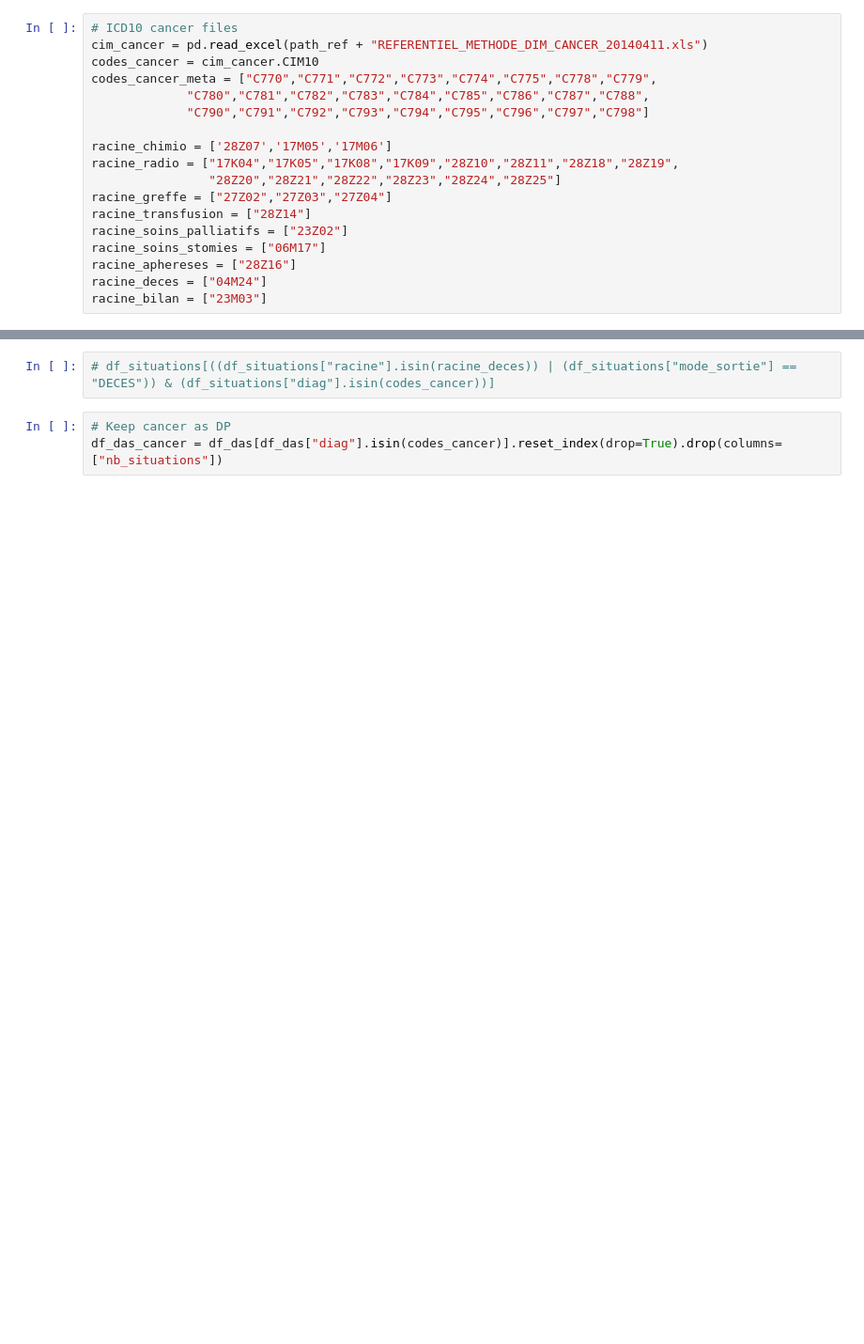
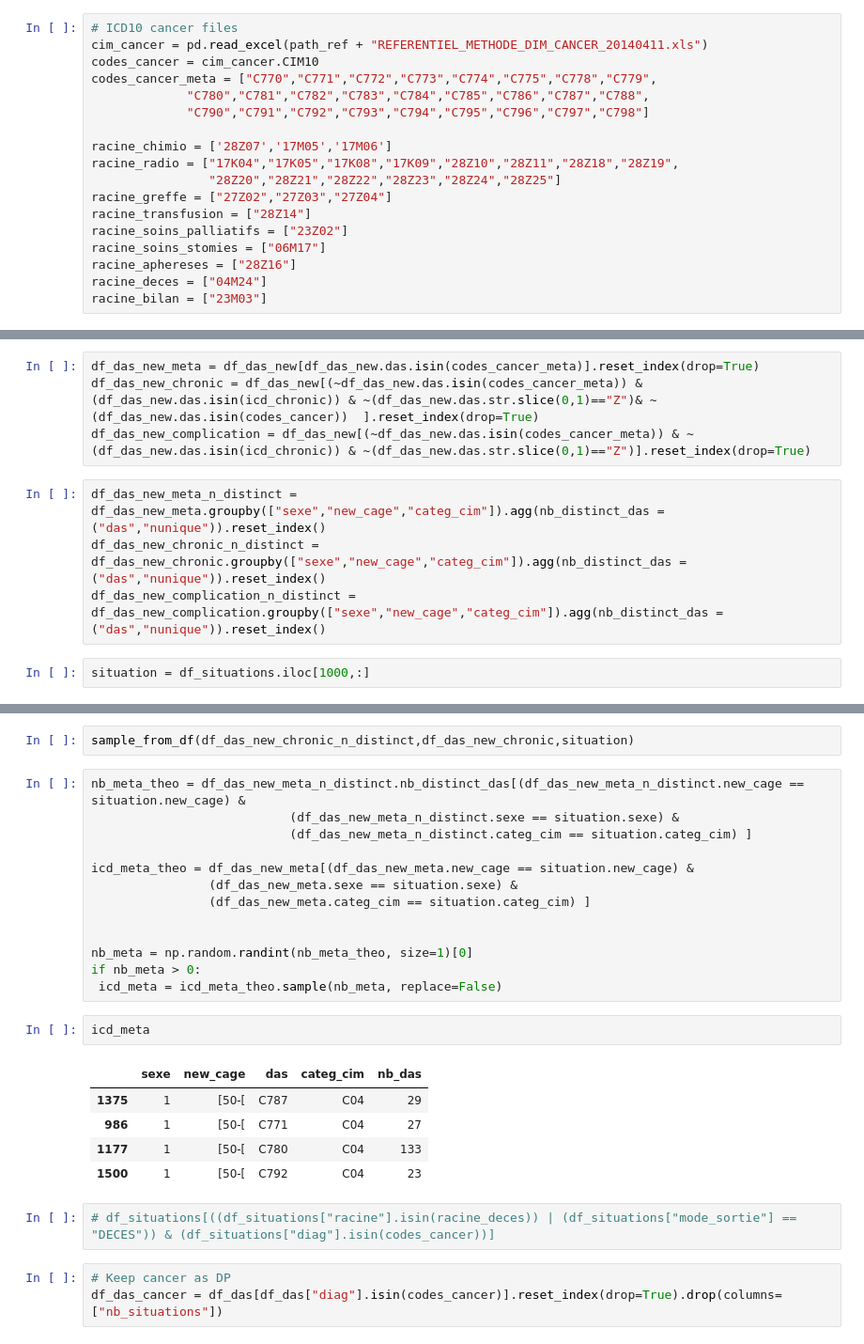
Before and after one commit to 24p11/recode-scenario, a Jupyter notebook: scenario_oncology_v2.ipynb, the cells around one changed output, grey strips where cells are left out. Shown: that part at 94% size. Drawn from its saved outputs; the diff is of its cells as text; blank space fills up the shorter version.

```diff
--- a/scenario_oncology_v2.ipynb
+++ b/scenario_oncology_v2.ipynb
@@ -51,0 +69,10 @@ df_das_new= df_das.groupby(["sexe","new_cage","categ_cim"]).agg({"nb_situations"
+# %%
+df_das_new_meta = df_das_new[df_das_new.das.isin(codes_cancer_meta)].reset_index(drop=True)
+df_das_new_chronic = df_das_new[(~df_das_new.das.isin(codes_cancer_meta)) & (df_das_new.das.isin(icd_chronic)) & ~(df_das_new.das.str.slice(0,1)=="Z")& ~(df_das_new.das.isin(codes_cancer))  ].reset_index(drop=True)
+df_das_new_complication = df_das_new[(~df_das_new.das.isin(codes_cancer_meta)) & ~(df_das_new.das.isin(icd_chronic)) & ~(df_das_new.das.str.slice(0,1)=="Z")].reset_index(drop=True)
+# %%
+df_das_new_meta_n_distinct = df_das_new_meta.groupby(["sexe","new_cage","categ_cim"]).agg(nb_distinct_das = ("das","nunique")).reset_index()
+df_das_new_chronic_n_distinct = df_das_new_chronic.groupby(["sexe","new_cage","categ_cim"]).agg(nb_distinct_das = ("das","nunique")).reset_index()
+df_das_new_complication_n_distinct = df_das_new_complication.groupby(["sexe","new_cage","categ_cim"]).agg(nb_distinct_das = ("das","nunique")).reset_index()
+# %%
+situation = df_situations.iloc[1000,:]
@@ -52,3 +111,26 @@ df_das_new= df_das.groupby(["sexe","new_cage","categ_cim"]).agg({"nb_situations"
+# %%
+sample_from_df(df_das_new_chronic_n_distinct,df_das_new_chronic,situation)
+# %%
+nb_meta_theo = df_das_new_meta_n_distinct.nb_distinct_das[(df_das_new_meta_n_distinct.new_cage == situation.new_cage) &
+                           (df_das_new_meta_n_distinct.sexe == situation.sexe) &
+                           (df_das_new_meta_n_distinct.categ_cim == situation.categ_cim) ]
+
+icd_meta_theo = df_das_new_meta[(df_das_new_meta.new_cage == situation.new_cage) &
+                (df_das_new_meta.sexe == situation.sexe) &
+                (df_das_new_meta.categ_cim == situation.categ_cim) ]
+
+
+nb_meta = np.random.randint(nb_meta_theo, size=1)[0]
+if nb_meta > 0:
+ icd_meta = icd_meta_theo.sample(nb_meta, replace=False)
+# %%
+icd_meta
+# %% [output]
+|  | sexe | new_cage | das | categ_cim | nb_das |
+| 1375 | 1 | [50-[ | C787 | C04 | 29 |
+| 986 | 1 | [50-[ | C771 | C04 | 27 |
+| 1177 | 1 | [50-[ | C780 | C04 | 133 |
+| 1500 | 1 | [50-[ | C792 | C04 | 23 |
 # %%
 # df_situations[((df_situations["racine"].isin(racine_deces)) | (df_situations["mode_sortie"] == "DECES")) & (df_situations["diag"].isin(codes_cancer))]
 # %%
```
Also changed, not shown: parts of 11 cells of this notebook.
